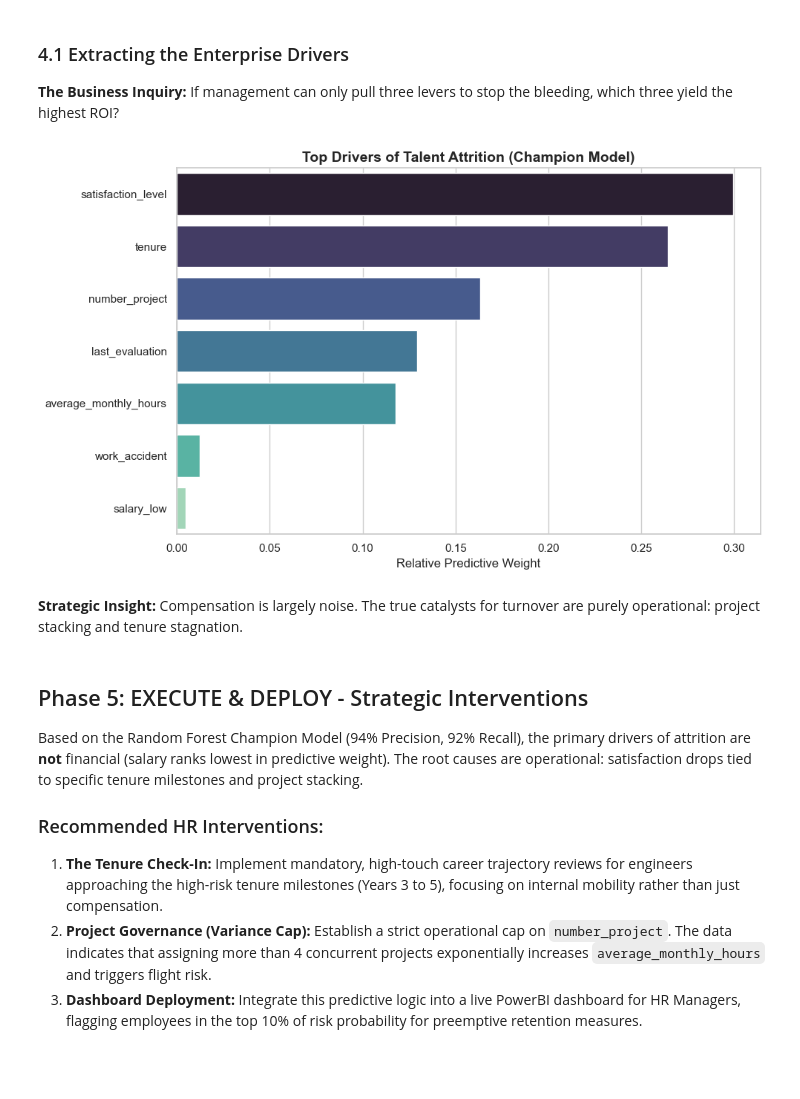
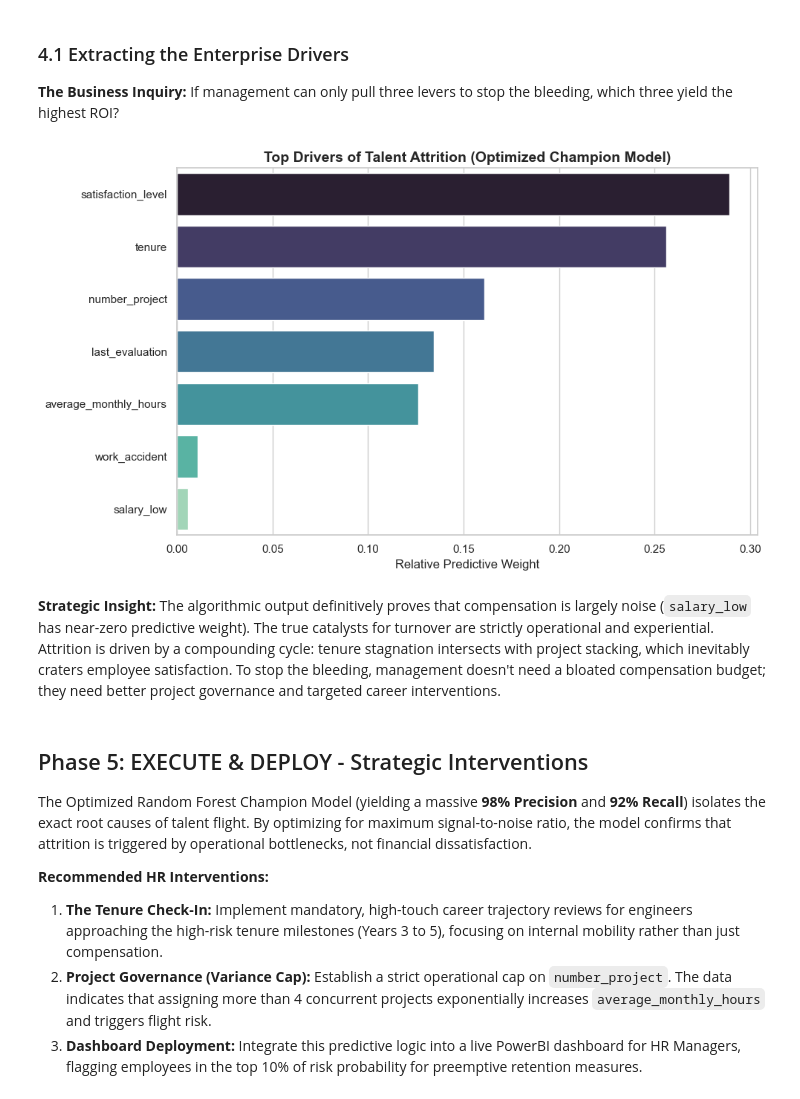
Before and after one commit to navneetwadhavane/salifort-strategic-retention, a Jupyter notebook: salifort_analysis.ipynb, the cells around one changed output. Drawn from its saved outputs; the diff is of its cells as text; code cells hidden in the pictures; blank space fills up the shorter version.

```diff
--- a/salifort_analysis.ipynb
+++ b/salifort_analysis.ipynb
@@ -328,37 +358,45 @@ weighted avg       0.98      0.98      0.98      2399
 **The Business Inquiry:** If management can only pull three levers to stop the bleeding, which three yield the highest ROI?
 # %%
 # Phase 4: EXECUTE - Business Translation & Feature Importance
-
 import pandas as pd
 import seaborn as sns
 import matplotlib.pyplot as plt
 
-# Step 28: Extract Feature Importances from the Champion Model
-importances = rf_model.feature_importances_
+# Step 28: Extract Feature Importances from the NEW Champion Model
+importances = rf_champion.feature_importances_
 feature_names = X_train.columns
 
-# Map importances to their feature names and sort them
+# Map importances to their feature names and sort them to isolate the signal
 importance_df = pd.DataFrame({'Feature': feature_names, 'Importance': importances})
 importance_df = importance_df.sort_values(by='Importance', ascending=False).head(7) # Isolate top 7 drivers
 
 # Step 30: Visualize the Enterprise Drivers
 plt.figure(figsize=(10, 6))
-sns.barplot(data=importance_df, x='Importance', y='Feature', hue='Feature', palette='mako', legend=False)
-plt.title('Top Drivers of Talent Attrition (Champion Model)', fontsize=14, weight='bold')
+sns.barplot(
+    data=importance_df,
+    x='Importance',
+    y='Feature',
+    hue='Feature',
+    palette='mako',
+    legend=False
+)
+
+plt.title('Top Drivers of Talent Attrition (Optimized Champion Model)', fontsize=14, weight='bold')
 plt.xlabel('Relative Predictive Weight')
 plt.ylabel('')
 plt.tight_layout()
 plt.show()
 # %% [output]
-[figure, old version]
+[figure, new version]
 # %% [markdown]
-**Strategic Insight:** Compensation is largely noise. The true catalysts for turnover are purely operational: project stacking and tenure stagnation.
+**Strategic Insight:** The algorithmic output definitively proves that compensation is largely noise (`salary_low` has near-zero predictive weight). The true catalysts for turnover are strictly operational and experiential. Attrition is driven by a compounding cycle: tenure stagnation intersects with project stacking, which inevitably craters employee satisfaction. To stop the bleeding, management doesn't need a bloated compensation budget; they need better project governance and targeted career interventions.
 # %% [markdown]
 ## Phase 5: EXECUTE & DEPLOY - Strategic Interventions
 
-Based on the Random Forest Champion Model (94% Precision, 92% Recall), the primary drivers of attrition are **not** financial (salary ranks lowest in predictive weight). The root causes are operational: satisfaction drops tied to specific tenure milestones and project stacking.
+The Optimized Random Forest Champion Model (yielding a massive **98% Precision** and **92% Recall**) isolates the exact root causes of talent flight. By optimizing for maximum signal-to-noise ratio, the model confirms that attrition is triggered by operational bottlenecks, not financial dissatisfaction.
 
-### Recommended HR Interventions:
+**Recommended HR Interventions:**
+
 1. **The Tenure Check-In:** Implement mandatory, high-touch career trajectory reviews for engineers approaching the high-risk tenure milestones (Years 3 to 5), focusing on internal mobility rather than just compensation.
 2. **Project Governance (Variance Cap):** Establish a strict operational cap on `number_project`. The data indicates that assigning more than 4 concurrent projects exponentially increases `average_monthly_hours` and triggers flight risk.
 3. **Dashboard Deployment:** Integrate this predictive logic into a live PowerBI dashboard for HR Managers, flagging employees in the top 10% of risk probability for preemptive retention measures.
```
Also changed, not shown: parts of 3 cells of this notebook, 1 other file.
